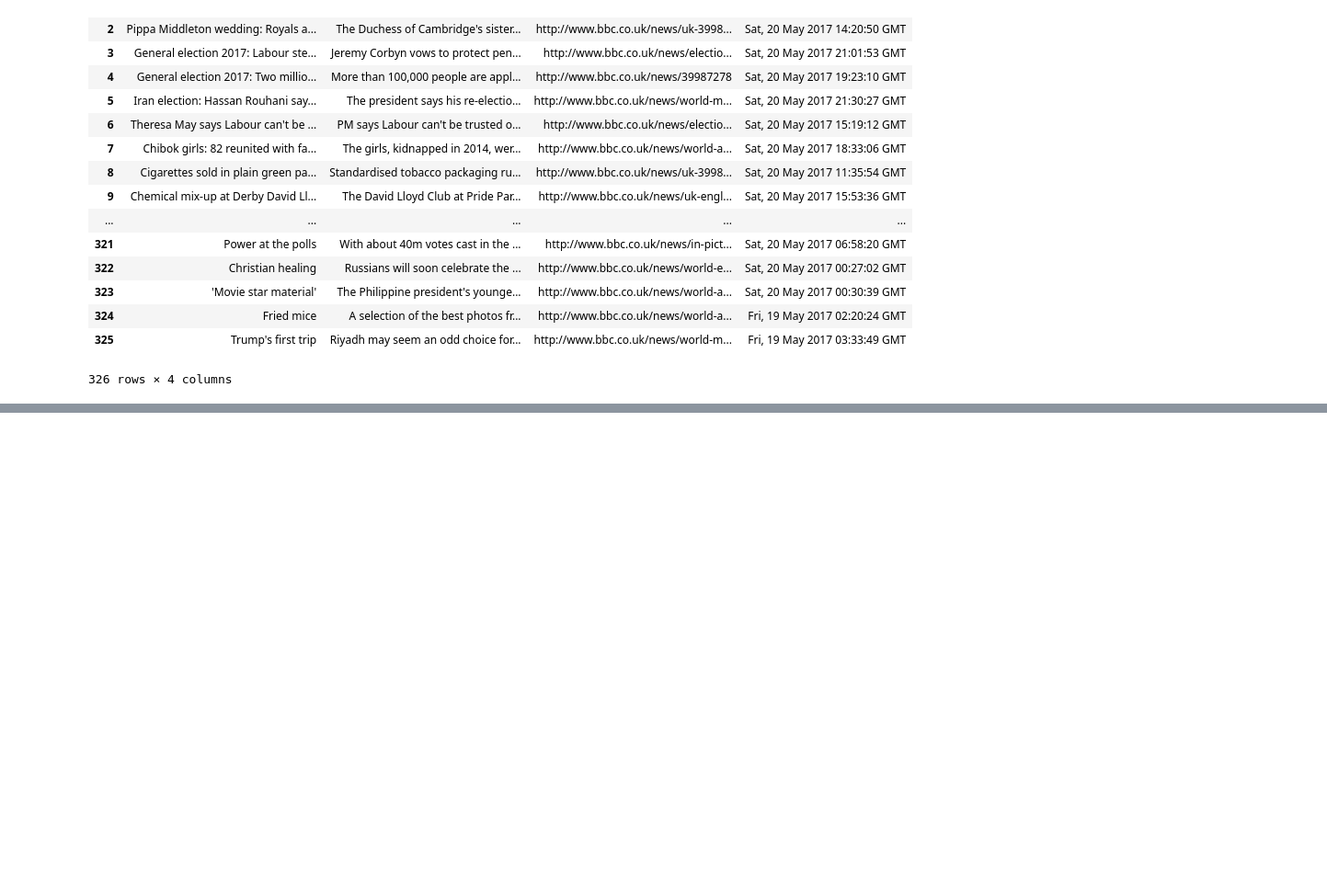
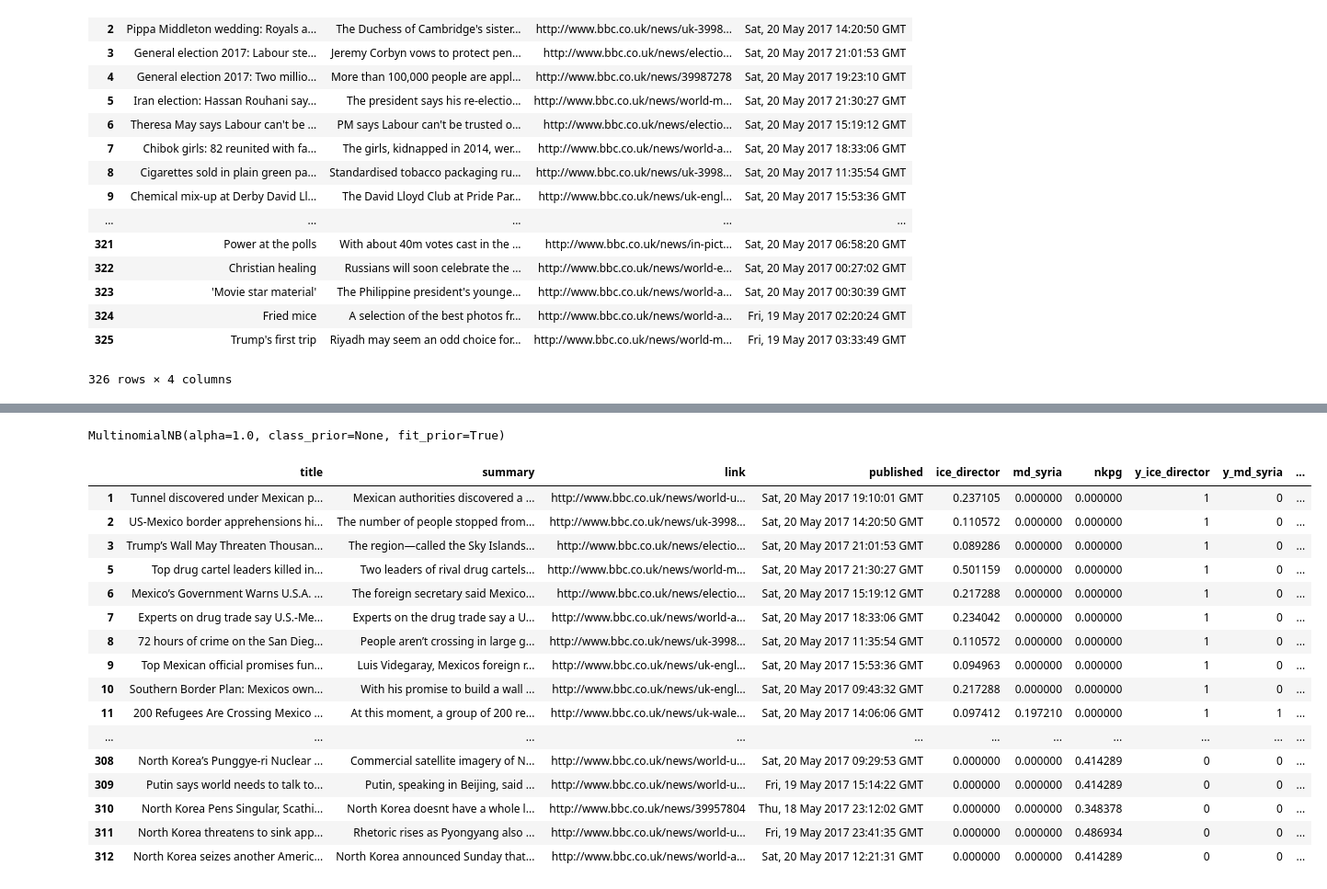
Before and after one commit to kimyenn/ExpeditionHacks, a Jupyter notebook: Data Analysis & Modeling.ipynb, the cells around one changed output, grey strips where cells are left out. Shown at 92% size. Drawn from its saved outputs; the diff is of its cells as text; code cells hidden in the pictures; blank space fills up the shorter version.

```diff
--- a/Data Analysis & Modeling.ipynb
+++ b/Data Analysis & Modeling.ipynb
@@ -380,0 +382,12 @@ north_korea_policy_group = MultinomialNB()
+# %%
+X = df['title'] + df['summary']
+y_ice = df['y_ice_director']
+y_md_syria = df['y_md_syria']
+y_nkpg = df['y_nkpg']
+count_vectorizer = CountVectorizer(stop_words='english')
+tf = count_vectorizer.fit_transform(X)
+ice_director_nb.fit(tf, y_ice)
+md_syria_nb.fit(tf, y_md_syria)
+nkpg_nb.fit(tf, y_nkpg)
+# %% [output]
+MultinomialNB(alpha=1.0, class_prior=None, fit_prior=True)
@@ -380,0 +409,22 @@ north_korea_policy_group = MultinomialNB()
+# %%
+pos = df[(df['y_ice_director'] == 1) | (df['y_md_syria'] == 1) | (df['y_nkpg'] == 1)]
+# %%
+pos
+# %% [output]
+|  | title | summary | link | published | ice_director | md_syria | nkpg | y_ice_director | y_md_syria | ... |
+| 1 | Tunnel discovered under Mexican p... | Mexican authorities discovered a ... | http://www.bbc.co.uk/news/world-u... | Sat, 20 May 2017 19:10:01 GMT | 0.237105 | 0.000000 | 0.000000 | 1 | 0 | ... |
+| 2 | US-Mexico border apprehensions hi... | The number of people stopped from... | http://www.bbc.co.uk/news/uk-3998... | Sat, 20 May 2017 14:20:50 GMT | 0.110572 | 0.000000 | 0.000000 | 1 | 0 | ... |
+| 3 | Trump’s Wall May Threaten Thousan... | The region—called the Sky Islands... | http://www.bbc.co.uk/news/electio... | Sat, 20 May 2017 21:01:53 GMT | 0.089286 | 0.000000 | 0.000000 | 1 | 0 | ... |
+| 5 | Top drug cartel leaders killed in... | Two leaders of rival drug cartels... | http://www.bbc.co.uk/news/world-m... | Sat, 20 May 2017 21:30:27 GMT | 0.501159 | 0.000000 | 0.000000 | 1 | 0 | ... |
+| 6 | Mexico’s Government Warns U.S.A. ... | The foreign secretary said Mexico... | http://www.bbc.co.uk/news/electio... | Sat, 20 May 2017 15:19:12 GMT | 0.217288 | 0.000000 | 0.000000 | 1 | 0 | ... |
+| 7 | Experts on drug trade say U.S.-Me... | Experts on the drug trade say a U... | http://www.bbc.co.uk/news/world-a... | Sat, 20 May 2017 18:33:06 GMT | 0.234042 | 0.000000 | 0.000000 | 1 | 0 | ... |
+| 8 | 72 hours of crime on the San Dieg... | People aren’t crossing in large g... | http://www.bbc.co.uk/news/uk-3998... | Sat, 20 May 2017 11:35:54 GMT | 0.110572 | 0.000000 | 0.000000 | 1 | 0 | ... |
+| 9 | Top Mexican official promises fun... | Luis Videgaray, Mexicos foreign r... | http://www.bbc.co.uk/news/uk-engl... | Sat, 20 May 2017 15:53:36 GMT | 0.094963 | 0.000000 | 0.000000 | 1 | 0 | ... |
+| 10 | Southern Border Plan: Mexicos own... | With his promise to build a wall ... | http://www.bbc.co.uk/news/uk-engl... | Sat, 20 May 2017 09:43:32 GMT | 0.217288 | 0.000000 | 0.000000 | 1 | 0 | ... |
+| 11 | 200 Refugees Are Crossing Mexico ... | At this moment, a group of 200 re... | http://www.bbc.co.uk/news/uk-wale... | Sat, 20 May 2017 14:06:06 GMT | 0.097412 | 0.197210 | 0.000000 | 1 | 1 | ... |
+| ... | ... | ... | ... | ... | ... | ... | ... | ... | ... | ... |
+| 308 | North Korea’s Punggye-ri Nuclear ... | Commercial satellite imagery of N... | http://www.bbc.co.uk/news/world-u... | Sat, 20 May 2017 09:29:53 GMT | 0.000000 | 0.000000 | 0.414289 | 0 | 0 | ... |
+| 309 | Putin says world needs to talk to... | Putin, speaking in Beijing, said ... | http://www.bbc.co.uk/news/world-u... | Fri, 19 May 2017 15:14:22 GMT | 0.000000 | 0.000000 | 0.414289 | 0 | 0 | ... |
+| 310 | North Korea Pens Singular, Scathi... | North Korea doesnt have a whole l... | http://www.bbc.co.uk/news/39957804 | Thu, 18 May 2017 23:12:02 GMT | 0.000000 | 0.000000 | 0.348378 | 0 | 0 | ... |
+| 311 | North Korea threatens to sink app... | Rhetoric rises as Pyongyang also ... | http://www.bbc.co.uk/news/world-u... | Fri, 19 May 2017 23:41:35 GMT | 0.000000 | 0.000000 | 0.486934 | 0 | 0 | ... |
+| 312 | North Korea seizes another Americ... | North Korea announced Sunday that... | http://www.bbc.co.uk/news/world-a... | Sat, 20 May 2017 12:21:31 GMT | 0.000000 | 0.000000 | 0.414289 | 0 | 0 | ... |
```
Also changed, not shown: parts of 21 cells of this notebook, 6 other files.
